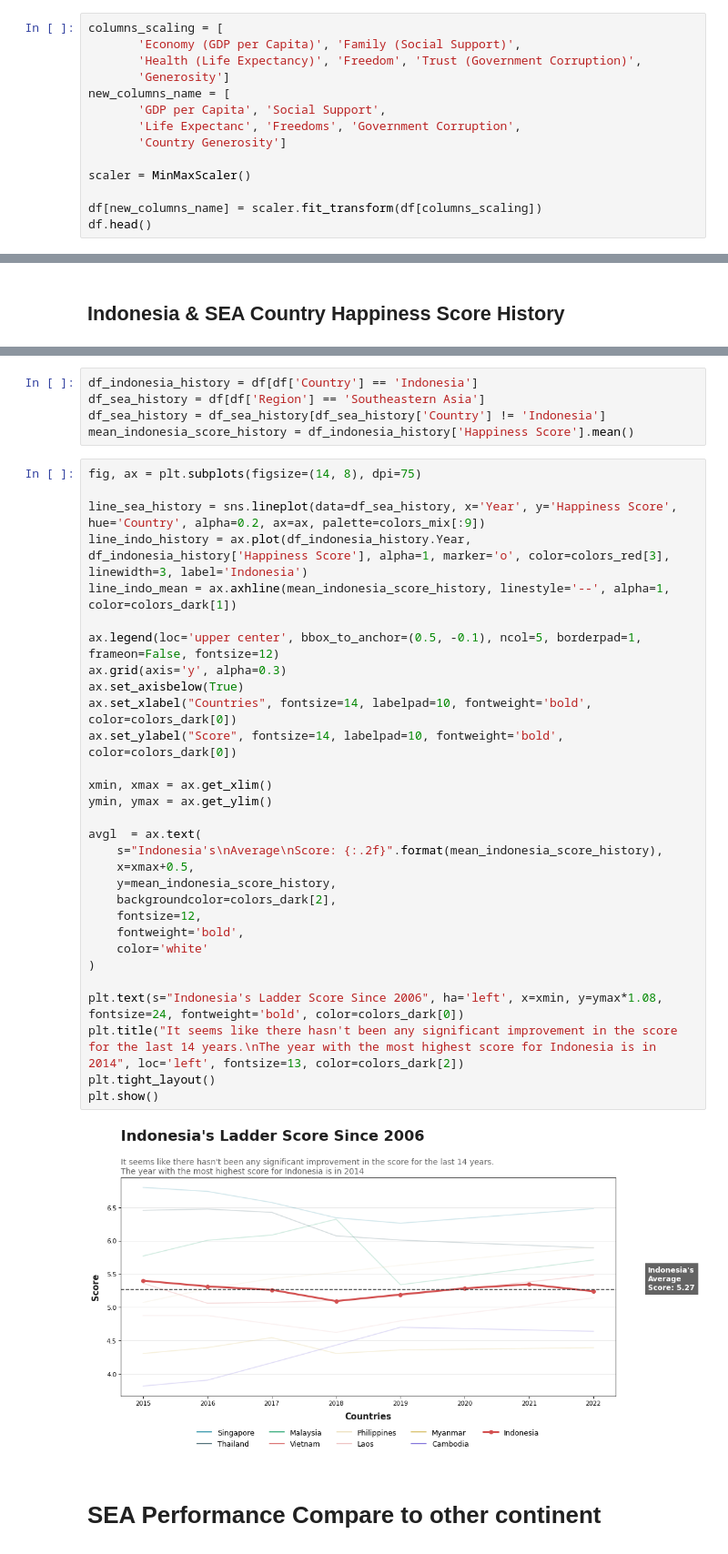
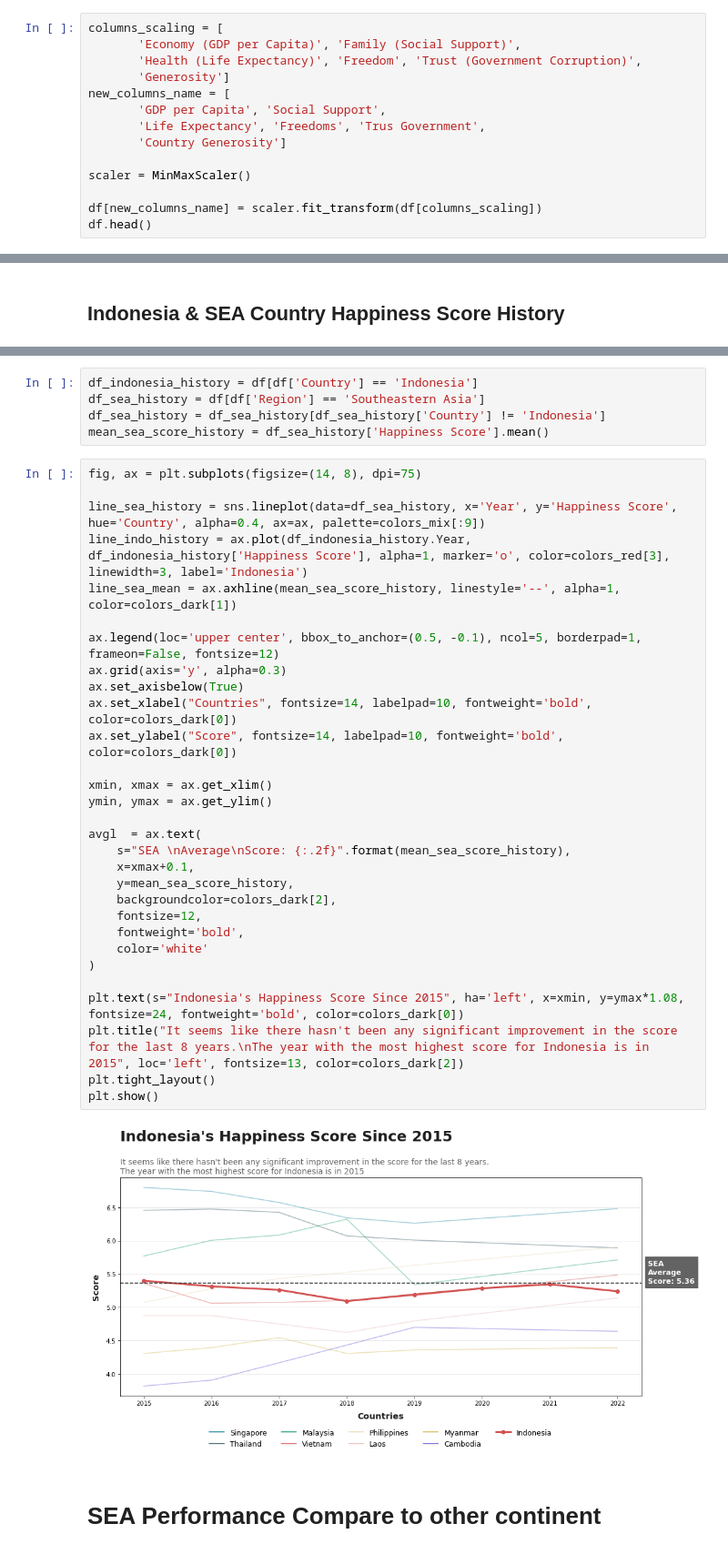
Before and after one commit to ragilhadi/world-happiness-report, a Jupyter notebook: Indonesia And SEA World Happiness Report.ipynb, the cells around one changed output, grey strips where cells are left out. Shown at 91% size. Saved outputs shown, nothing was run; the diff lists cells and outputs as text.

```diff
--- a/Indonesia And SEA World Happiness Report.ipynb
+++ b/Indonesia And SEA World Happiness Report.ipynb
@@ -110,7 +110,7 @@ columns_scaling = [
        'Generosity']
 new_columns_name = [
        'GDP per Capita', 'Social Support',
-       'Life Expectanc', 'Freedoms', 'Government Corruption',
+       'Life Expectancy', 'Freedoms', 'Trus Government',
        'Country Generosity']
 
 scaler = MinMaxScaler()
@@ -381,39 +410,39 @@ df.head()
 df_indonesia_history = df[df['Country'] == 'Indonesia']
 df_sea_history = df[df['Region'] == 'Southeastern Asia']
 df_sea_history = df_sea_history[df_sea_history['Country'] != 'Indonesia']
-mean_indonesia_score_history = df_indonesia_history['Happiness Score'].mean()
+mean_sea_score_history = df_sea_history['Happiness Score'].mean()
 # %%
 fig, ax = plt.subplots(figsize=(14, 8), dpi=75)
 
-line_sea_history = sns.lineplot(data=df_sea_history, x='Year', y='Happiness Score', hue='Country', alpha=0.2, ax=ax, palette=colors_mix[:9])
+line_sea_history = sns.lineplot(data=df_sea_history, x='Year', y='Happiness Score', hue='Country', alpha=0.4, ax=ax, palette=colors_mix[:9])
 line_indo_history = ax.plot(df_indonesia_history.Year, df_indonesia_history['Happiness Score'], alpha=1, marker='o', color=colors_red[3], linewidth=3, label='Indonesia')
-line_indo_mean = ax.axhline(mean_indonesia_score_history, linestyle='--', alpha=1, color=colors_dark[1])
+line_sea_mean = ax.axhline(mean_sea_score_history, linestyle='--', alpha=1, color=colors_dark[1])
 
 ax.legend(loc='upper center', bbox_to_anchor=(0.5, -0.1), ncol=5, borderpad=1, frameon=False, fontsize=12)
 ax.grid(axis='y', alpha=0.3)
 ax.set_axisbelow(True)
 ax.set_xlabel("Countries", fontsize=14, labelpad=10, fontweight='bold', color=colors_dark[0])
 ax.set_ylabel("Score", fontsize=14, labelpad=10, fontweight='bold', color=colors_dark[0])
 
 xmin, xmax = ax.get_xlim()
 ymin, ymax = ax.get_ylim()
 
 avgl  = ax.text(
-    s="Indonesia's\nAverage\nScore: {:.2f}".format(mean_indonesia_score_history),
-    x=xmax+0.5,
-    y=mean_indonesia_score_history,
+    s="SEA \nAverage\nScore: {:.2f}".format(mean_sea_score_history),
+    x=xmax+0.1,
+    y=mean_sea_score_history,
     backgroundcolor=colors_dark[2],
     fontsize=12,
     fontweight='bold',
     color='white'
 )
 
-plt.text(s="Indonesia's Ladder Score Since 2006", ha='left', x=xmin, y=ymax*1.08, fontsize=24, fontweight='bold', color=colors_dark[0])
-plt.title("It seems like there hasn't been any significant improvement in the score for the last 14 years.\nThe year with the most highest score for Indonesia is in 2014", loc='left', fontsize=13, color=colors_dark[2])
+plt.text(s="Indonesia's Happiness Score Since 2015", ha='left', x=xmin, y=ymax*1.08, fontsize=24, fontweight='bold', color=colors_dark[0])
+plt.title("It seems like there hasn't been any significant improvement in the score for the last 8 years.\nThe year with the most highest score for Indonesia is in 2015", loc='left', fontsize=13, color=colors_dark[2])
 plt.tight_layout()
 plt.show()
 # %% [output]
-[figure, old version]
+[figure, new version]
 # %% [markdown]
 # SEA Performance Compare to other continent
 # %%
```
Also changed, not shown: parts of 11 cells of this notebook.
